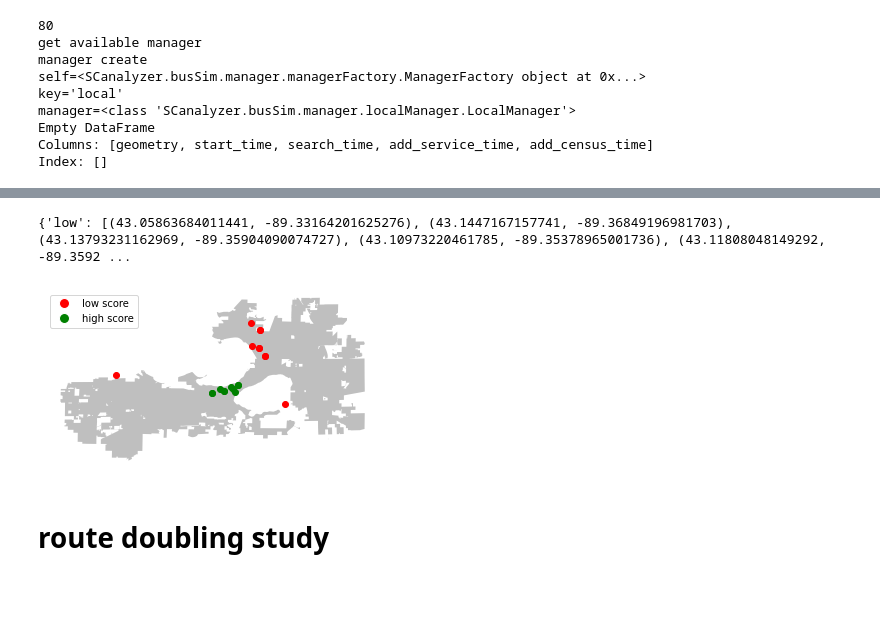
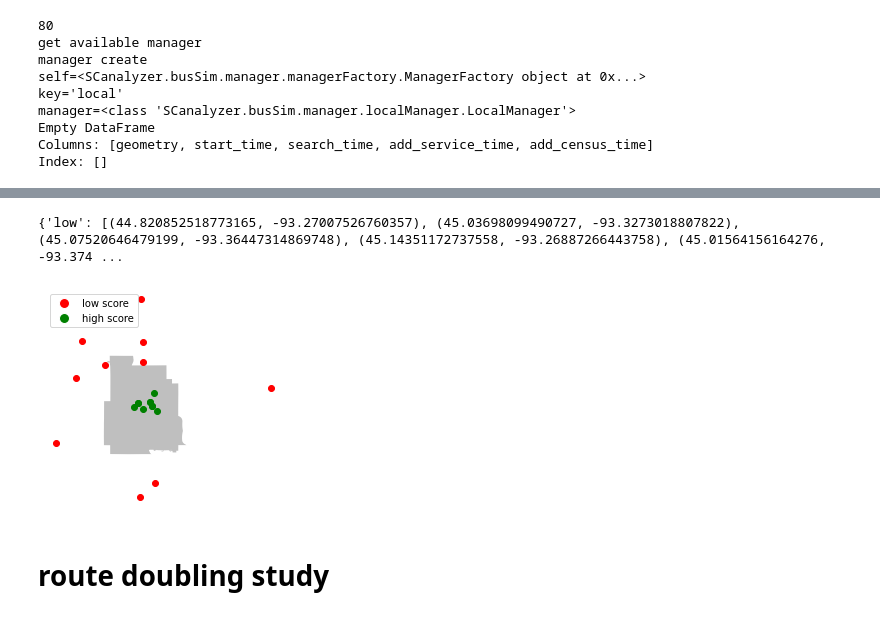
Before and after one commit to wisc-bus/simulator, a Jupyter notebook: notebooks/example.ipynb, the cells around one changed output, grey strips where cells are left out. Saved outputs shown, nothing was run; the diff lists cells and outputs as text; code cells hidden in the pictures; blank space fills up the shorter version.

```diff
--- a/notebooks/example.ipynb
+++ b/notebooks/example.ipynb
@@ -54,7 +58,7 @@ def plot_background(crs):
 # route remove study
 # %%
 api_key = 'ZsHZFGtKEZeOOXhTne98eErmfd6BfNTm9GqO2S6inSnWzDwtgC2sEauXcB-8zUna_lXZEal4jsW_St6O0OQOcuNvifrr6uqNYmjFXW-FyVKvaMyczbihWELI80tjYHYx'
-gtfo = SCanalyzer(os.path.join('..', 'data', 'lansing_gtfs.zip'))
+gtfo = SCanalyzer(os.path.join('..', 'data', 'minneapolist_gtfs.zip'))
 census_gdf = gtfo.load_census()
 services_gdf = gtfo.load_yelp(api_key=api_key)
 # %% [output]
@@ -188,8 +175,8 @@ minneapolis = gpd.read_file("../data/minneapolis/minneapolis.shp")
 # %%
-plot_preferred_points(result_gdf=result_gdf, city_gpd=city)
+plot_preferred_points(result_gdf=result_gdf, city_gpd = minneapolis)
 # %% [output]
-{'low': [(43.05863684011441, -89.33164201625276), (43.1447167157741, -89.36849196981703), (43.13793231162969, -89.35904090074727), (43.10973220461785, -89.35378965001736), (43.11808048149292, -89.3592 ...
+{'low': [(44.820852518773165, -93.27007526760357), (45.03698099490727, -93.3273018807822), (45.07520646479199, -93.36447314869748), (45.14351172737558, -93.26887266443758), (45.01564156164276, -93.374 ...
-[figure, old version]
+[figure, new version]
 # %% [markdown]
 # route doubling study
 # %%
```
Also changed, not shown: parts of 9 cells of this notebook, 28 other files.
